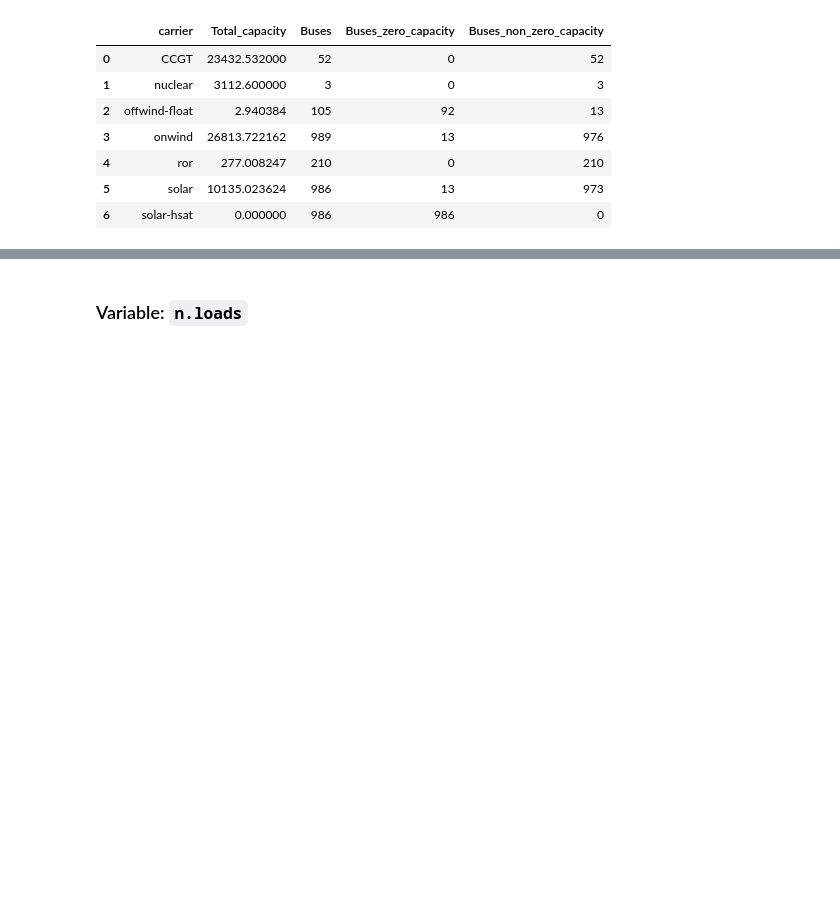
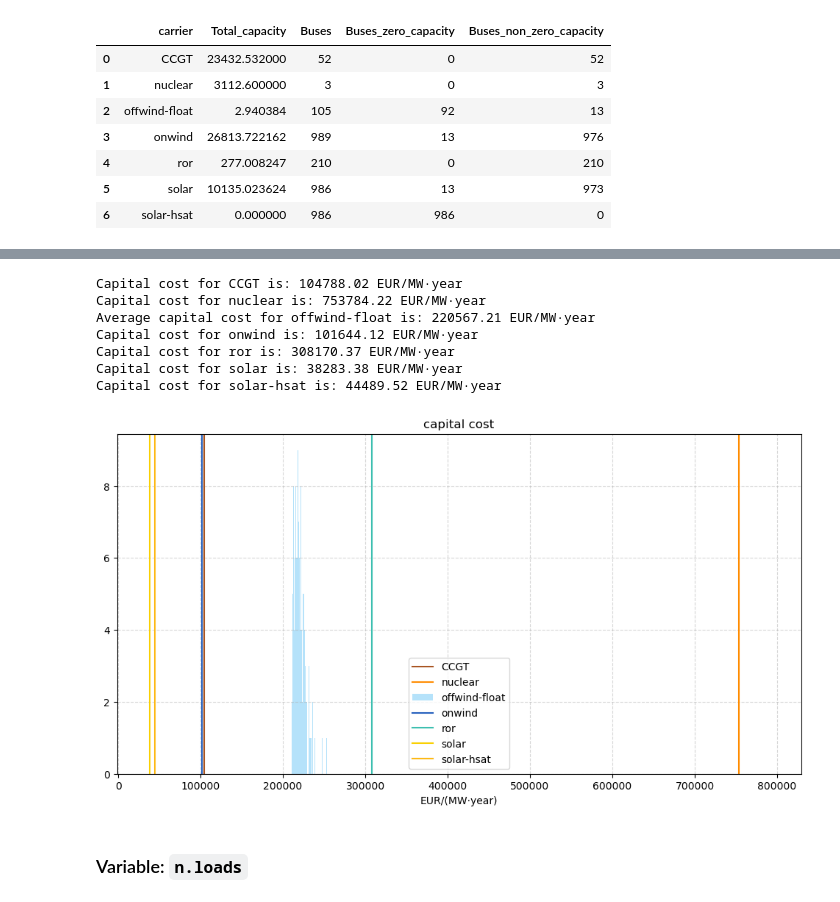
Before and after one commit to cristobal-GC/pypsaX-notebooks, a Jupyter notebook: rules/add_electricity.ipynb, the cells around one changed output, grey strips where cells are left out. Drawn from its saved outputs; the diff is of its cells as text; code cells hidden in the pictures; blank space fills up the shorter version.

```diff
--- a/rules/add_electricity.ipynb
+++ b/rules/add_electricity.ipynb
@@ -300,2 +359,58 @@ fun_map_add_features(ax)
+# %%
+########## Plot the capital costs
+
+fig_size = [12,6]
+
+fig, ax = plt.subplots(1,1,figsize=fig_size)
+
+
+##### Define bins
+minimo = 0.95 * gg['capital_cost'].min()
+maximo = 1.05 * gg['capital_cost'].max()
+ancho = 1000
+
+bins = np.arange(minimo, maximo, 1000)
+
+tech_colors = n.carriers['color']
+
+
+for carrier in sorted(gg['carrier'].unique()):
+
+    ##### Filtra el carrier
+    df = gg[gg['carrier']==carrier]
+
+
+    ##### si son todos iguales (al segundo decimal)
+    if df['capital_cost'].round(2).nunique()==1:
+
+        valor = df['capital_cost'].unique()[0]
+
+        ax.axvline(x=valor, label=carrier, color = tech_colors[carrier])
+
+        print(f'Capital cost for {carrier} is: {valor:.2f} EUR/MW·year')
+
+
+    else:
+        plt.hist(df['capital_cost'], bins=bins,
+                 edgecolor='none', color = tech_colors[carrier],
+                 label=carrier, alpha=1)
+
+        valor = df['capital_cost'].mean()
+        print(f'Average capital cost for {carrier} is: {valor:.2f} EUR/MW·year')
+
+
+ax.set_title('capital cost')
+ax.set_xlabel('EUR/(MW·year)')
+ax.legend()
+ax.grid(True, linestyle='--', alpha=0.5)
+# %% [output]
+Capital cost for CCGT is: 104788.02 EUR/MW·year
+Capital cost for nuclear is: 753784.22 EUR/MW·year
+Average capital cost for offwind-float is: 220567.21 EUR/MW·year
+Capital cost for onwind is: 101644.12 EUR/MW·year
+Capital cost for ror is: 308170.37 EUR/MW·year
+Capital cost for solar is: 38283.38 EUR/MW·year
+Capital cost for solar-hsat is: 44489.52 EUR/MW·year
+[figure, added]
 # %% [markdown]
 ### Variable: `n.loads`
```
Also changed, not shown: parts of 16 cells of this notebook, 3 other files.
